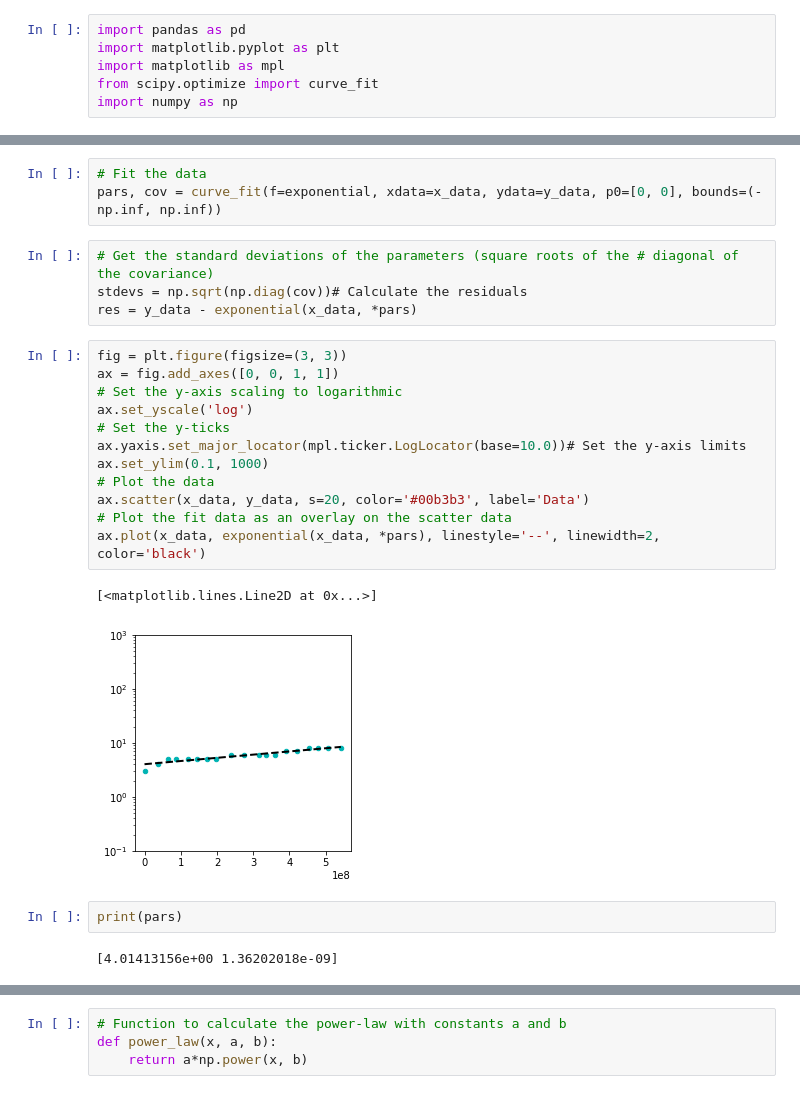
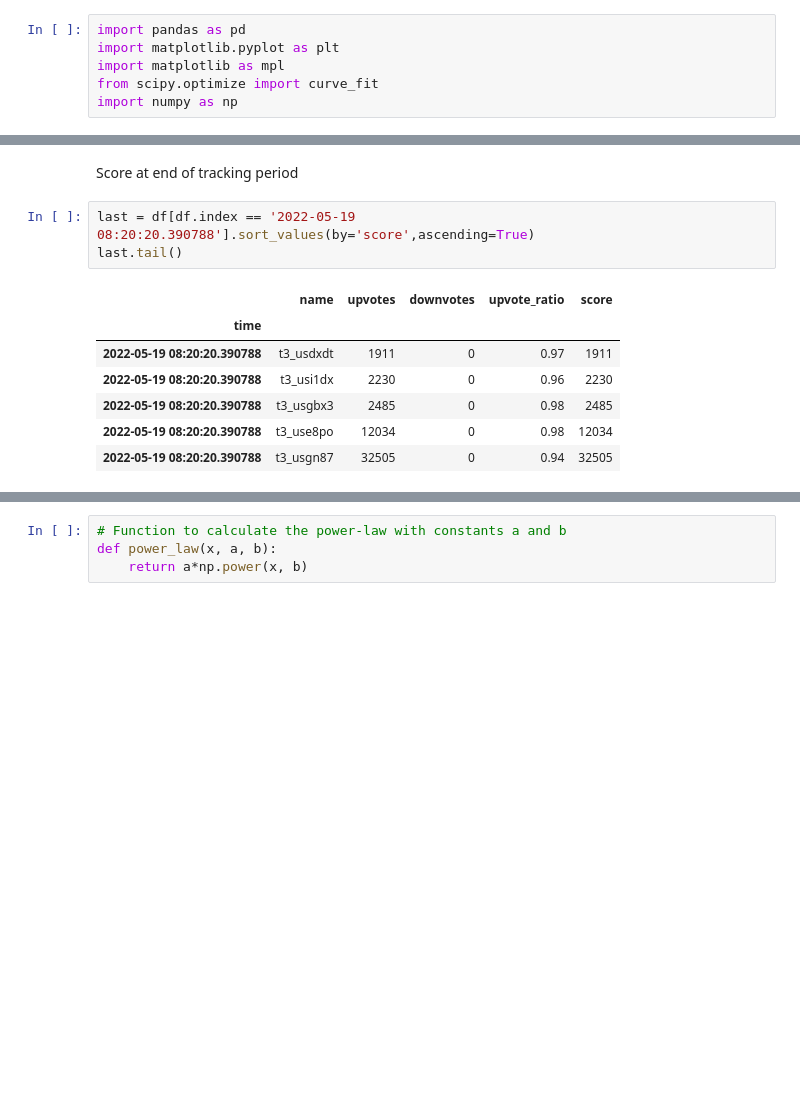
Before and after one commit to fedeb95/memes, a Jupyter notebook: Untitled.ipynb, the cells around one changed output, grey strips where cells are left out. Drawn from its saved outputs; the diff is of its cells as text; blank space fills up the shorter version.

```diff
--- a/Untitled.ipynb
+++ b/Untitled.ipynb
@@ -52,26 +32,13 @@ y_data = tmp_data['score'].astype(np.int64).to_numpy()
-# %%
-# Fit the data
-pars, cov = curve_fit(f=exponential, xdata=x_data, ydata=y_data, p0=[0, 0], bounds=(-np.inf, np.inf))
-# %%
-# Get the standard deviations of the parameters (square roots of the # diagonal of the covariance)
-stdevs = np.sqrt(np.diag(cov))# Calculate the residuals
-res = y_data - exponential(x_data, *pars)
-# %%
-fig = plt.figure(figsize=(3, 3))
-ax = fig.add_axes([0, 0, 1, 1])
-# Set the y-axis scaling to logarithmic
-ax.set_yscale('log')
-# Set the y-ticks
-ax.yaxis.set_major_locator(mpl.ticker.LogLocator(base=10.0))# Set the y-axis limits
-ax.set_ylim(0.1, 1000)
-# Plot the data
-ax.scatter(x_data, y_data, s=20, color='#00b3b3', label='Data')
-# Plot the fit data as an overlay on the scatter data
-ax.plot(x_data, exponential(x_data, *pars), linestyle='--', linewidth=2, color='black')
-# %% [output]
-[<matplotlib.lines.Line2D at 0x...>]
-[figure, removed]
-# %%
-print(pars)
-# %% [output]
-[4.01413156e+00 1.36202018e-09]
+# %% [markdown]
+Score at end of tracking period
+# %%
+last = df[df.index == '2022-05-19 08:20:20.390788'].sort_values(by='score',ascending=True)
+last.tail()
+# %% [output]
+|  | name | upvotes | downvotes | upvote_ratio | score |
+| time |  |  |  |  |  |
+| 2022-05-19 08:20:20.390788 | t3_usdxdt | 1911 | 0 | 0.97 | 1911 |
+| 2022-05-19 08:20:20.390788 | t3_usi1dx | 2230 | 0 | 0.96 | 2230 |
+| 2022-05-19 08:20:20.390788 | t3_usgbx3 | 2485 | 0 | 0.98 | 2485 |
+| 2022-05-19 08:20:20.390788 | t3_use8po | 12034 | 0 | 0.98 | 12034 |
+| 2022-05-19 08:20:20.390788 | t3_usgn87 | 32505 | 0 | 0.94 | 32505 |
```
Also changed, not shown: parts of 12 cells of this notebook, 1 other file.
